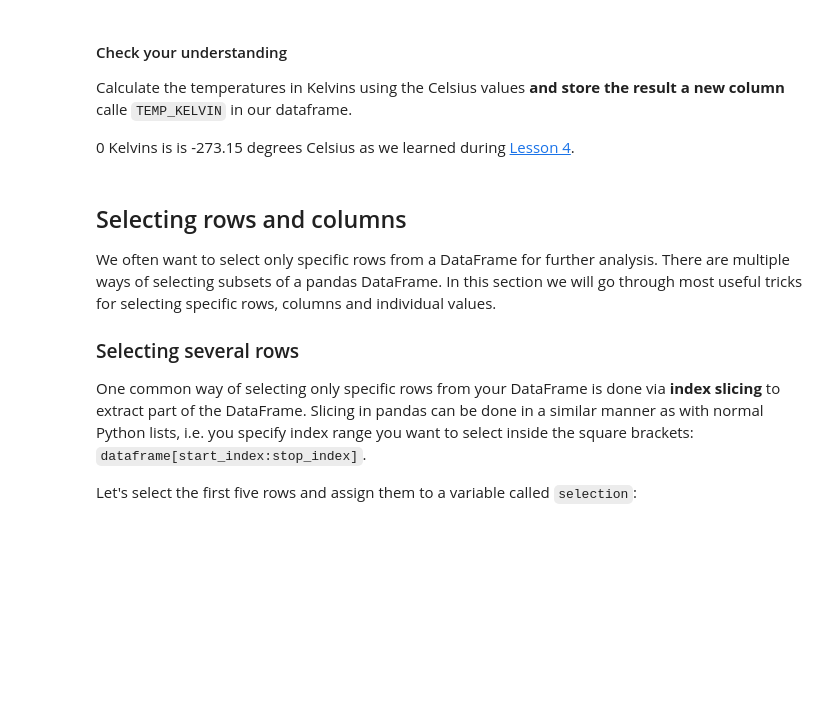
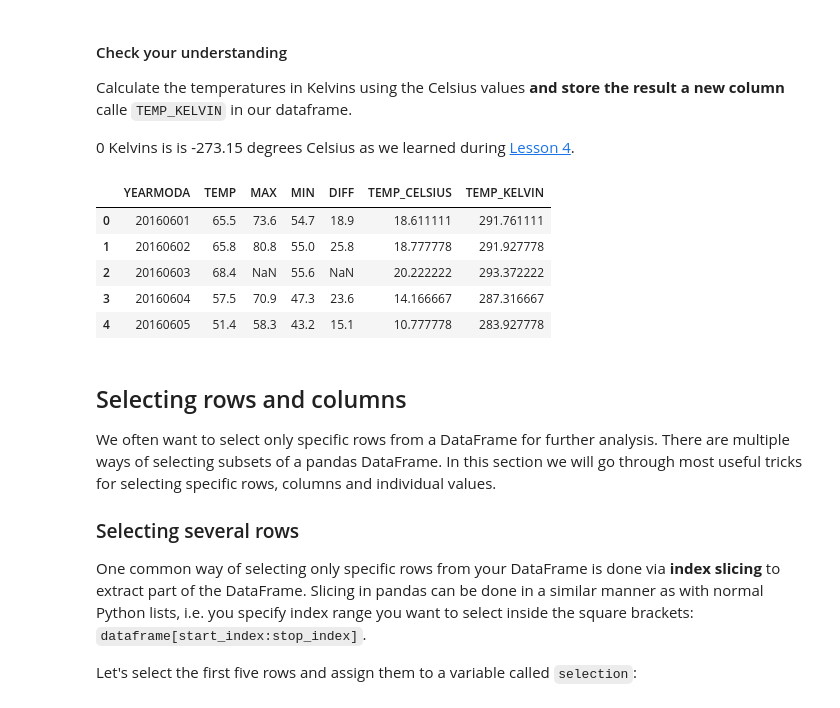
Before and after one commit to tomtom776/notebooks, a Jupyter notebook: L5/processing-data-with-pandas.ipynb, the cells around one changed output. Cells and saved outputs as stored; diff of their text form; code cells hidden in the pictures; blank space fills up the shorter version.

```diff
--- a/L5/processing-data-with-pandas.ipynb
+++ b/L5/processing-data-with-pandas.ipynb
@@ -21,8 +21,9 @@ import pandas as pd
 Let's work with the same input data `'Kumpula-June-2016-w-metadata.txt'` and load it using the `pd.read_csv()` method. Remember, that the first 8 lines contain metadata so we can skip those. This time, let's store the filepath into a separate variable in order to make the code more readable and easier to change afterwards:
 # %%
 # Define file path:
-
+fp = 'Kumpula-June-2016-w-metadata.txt'
 
 # Read in the data from the file (starting at row 9):
+data = pd.read_csv(fp, skiprows = 8)
 # %% [markdown]
 Remember to always check the data after reading it in:
@@ -52,6 +62,7 @@ One of the most common things to do in pandas is to create new columns based on
 We can create a new column `DIFF` in our DataFrame by specifying the name of the column and giving it some default value (in this case the decimal number `0.0`).
 # %%
 # Define a new column "DIFF"
-
+data['DIFF'] = 0.0
 
 # Check how the dataframe looks like:
+data.head()
@@ -69,0 +89,8 @@ been varying during different days:
+# %%
+#Calculate max min difference
+data['DIFF'] = data['MAX'] - data['MIN']
+
+# Check the result
+data.head()
+
+#we can also skip making the column from the beginning and just run the above code on the fly
@@ -76,6 +110,7 @@ algebra (e.g. subtracttion, addition, multiplication, division, exponentiation,
 We can for example convert the Fahrenheit temperatures in the `TEMP` column into Celsius using the formula that we have seen already many times. Let's do that and store it in a new column called `TEMP_CELSIUS`.
 # %%
 # Create a new column and convert temp fahrenheit to celsius:
-
+data['TEMP_CELSIUS'] = (data['TEMP'] - 32) / (9/5)
 
 # Check output
+data.head()
@@ -87,6 +129,17 @@ Calculate the temperatures in Kelvins using the Celsius values **and store the r
 0 Kelvins is is -273.15 degrees Celsius as we learned during [Lesson 4](https://geo-python-site.readthedocs.io/en/latest/notebooks/L4/functions.html#let-s-make-another-function).
 # %%
 # Add column "TEMP_KELVIN" and populate it with Kelvin values
+data['TEMP_KELVIN'] = data['TEMP_CELSIUS'] + 273.15
+
+# Check output
+data.head()
+# %% [output]
+|  | YEARMODA | TEMP | MAX | MIN | DIFF | TEMP_CELSIUS | TEMP_KELVIN |
+| 0 | 20160601 | 65.5 | 73.6 | 54.7 | 18.9 | 18.611111 | 291.761111 |
+| 1 | 20160602 | 65.8 | 80.8 | 55.0 | 25.8 | 18.777778 | 291.927778 |
+| 2 | 20160603 | 68.4 | NaN | 55.6 | NaN | 20.222222 | 293.372222 |
+| 3 | 20160604 | 57.5 | 70.9 | 47.3 | 23.6 | 14.166667 | 287.316667 |
+| 4 | 20160605 | 51.4 | 58.3 | 43.2 | 15.1 | 10.777778 | 283.927778 |
 # %% [markdown]
 ## Selecting rows and columns
 
```
Also changed, not shown: parts of 19 cells of this notebook.
